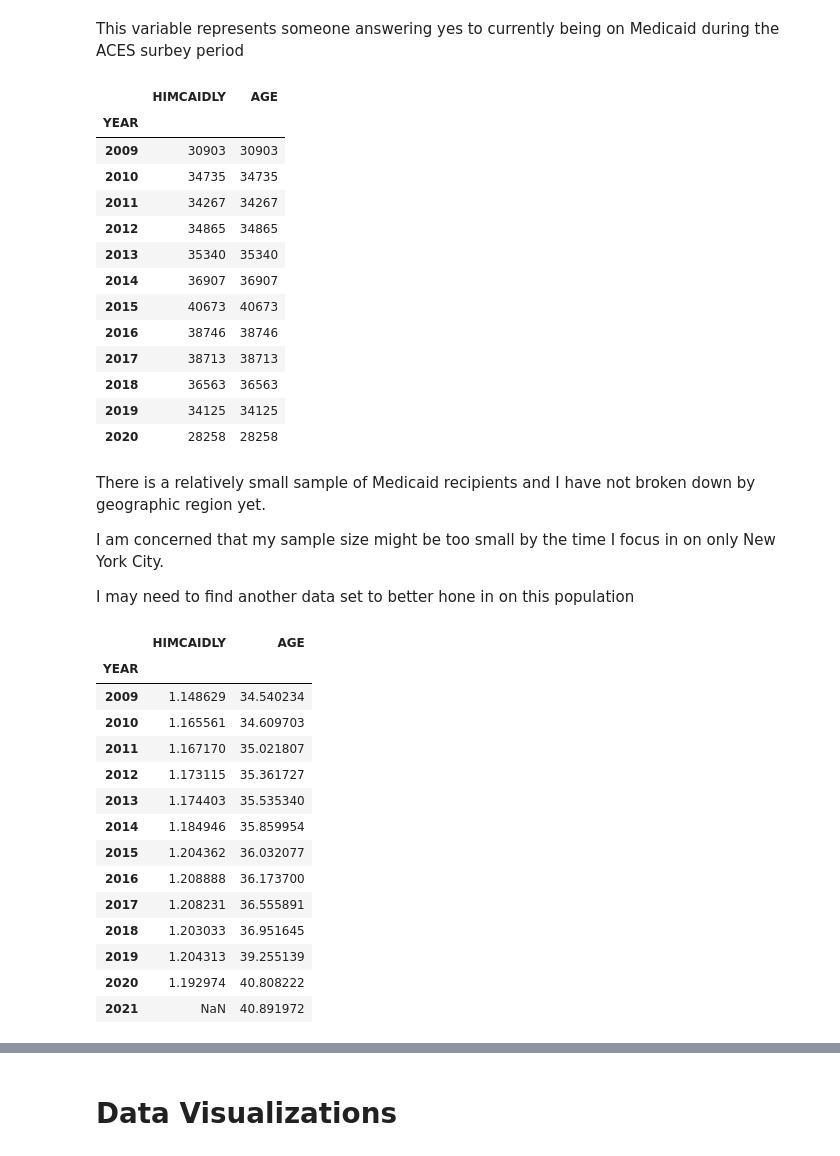
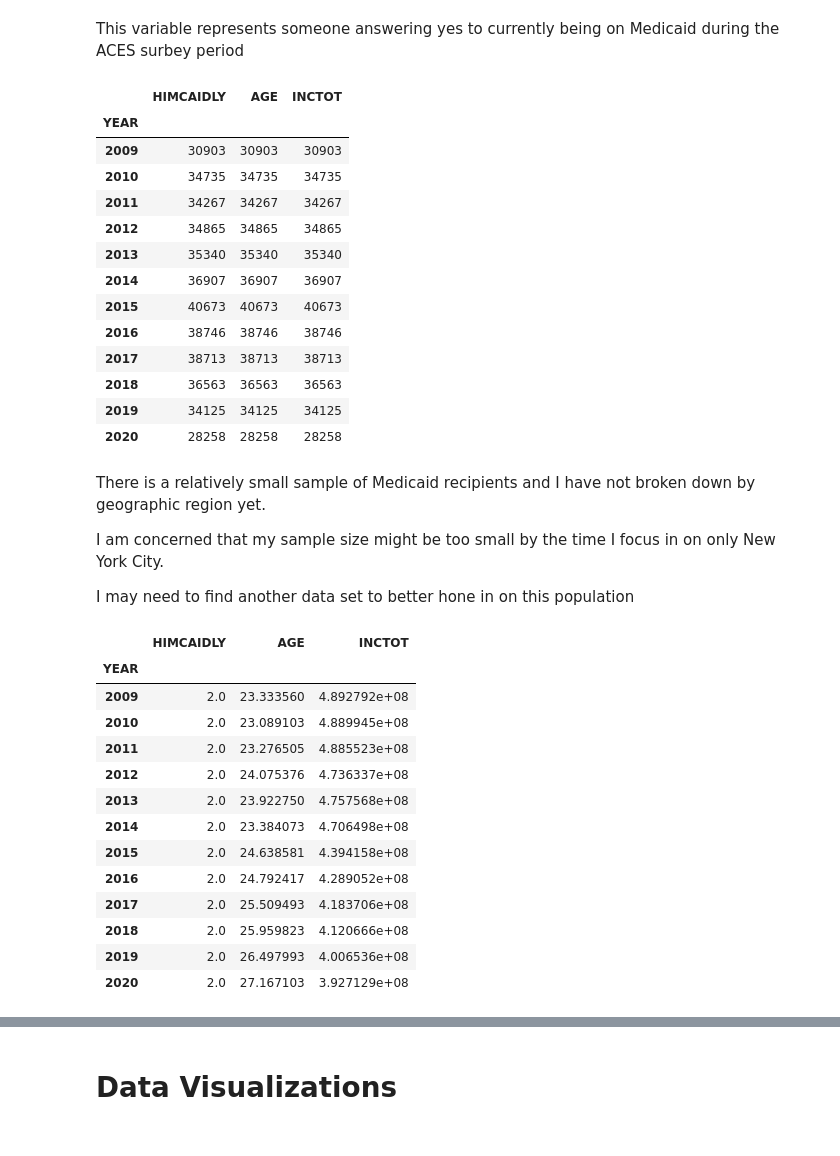
Before and after one commit to mspp-data-studio-2021/Ariel_Medex, a Jupyter notebook: Notebook for 6-28 Class.ipynb, the cells around one changed output, grey strips where cells are left out. Saved outputs shown, nothing was run; the diff lists cells and outputs as text; code cells hidden in the pictures.

```diff
--- a/Notebook for 6-28 Class.ipynb
+++ b/Notebook for 6-28 Class.ipynb
@@ -68,7 +57,7 @@ MCAID_df.groupby('YEAR').count()
 | 2020 | 28258 | 28258 | 0 | 28258 | 28258 | 0 | 28258 | 28258 | 0 | 28258 | ... | ... |
 12 rows × 108 columns
 # %%
-MCAID_df = df[['HIMCAIDLY', 'YEAR', 'AGE']]
+MCAID_df = df[['HIMCAIDLY', 'YEAR', 'AGE', 'INCTOT']]
 # %% [markdown]
 For the purposes of this data exercise, I am choosing to work with limited variables to save time in recoding
 # %%
@@ -78,20 +67,20 @@ This variable represents someone answering yes to currently being on Medicaid du
 # %%
 MC_df.groupby('YEAR').count()
 # %% [output]
-|  | HIMCAIDLY | AGE |
-| YEAR |  |  |
-| 2009 | 30903 | 30903 |
-| 2010 | 34735 | 34735 |
-| 2011 | 34267 | 34267 |
-| 2012 | 34865 | 34865 |
-| 2013 | 35340 | 35340 |
-| 2014 | 36907 | 36907 |
-| 2015 | 40673 | 40673 |
-| 2016 | 38746 | 38746 |
-| 2017 | 38713 | 38713 |
-| 2018 | 36563 | 36563 |
-| 2019 | 34125 | 34125 |
-| 2020 | 28258 | 28258 |
+|  | HIMCAIDLY | AGE | INCTOT |
+| YEAR |  |  |  |
+| 2009 | 30903 | 30903 | 30903 |
+| 2010 | 34735 | 34735 | 34735 |
+| 2011 | 34267 | 34267 | 34267 |
+| 2012 | 34865 | 34865 | 34865 |
+| 2013 | 35340 | 35340 | 35340 |
+| 2014 | 36907 | 36907 | 36907 |
+| 2015 | 40673 | 40673 | 40673 |
+| 2016 | 38746 | 38746 | 38746 |
+| 2017 | 38713 | 38713 | 38713 |
+| 2018 | 36563 | 36563 | 36563 |
+| 2019 | 34125 | 34125 | 34125 |
+| 2020 | 28258 | 28258 | 28258 |
 # %% [markdown]
 There is a relatively small sample of Medicaid recipients and I have not broken down by geographic region yet.
 
@@ -99,20 +88,19 @@ I am concerned that my sample size might be too small by the time I focus in on
 
 I may need to find another data set to better hone in on this population
 # %%
-MCAID_df.groupby('YEAR').mean('AGE')
+MC_df.groupby('YEAR').mean()
 # %% [output]
-|  | HIMCAIDLY | AGE |
-| YEAR |  |  |
-| 2009 | 1.148629 | 34.540234 |
-| 2010 | 1.165561 | 34.609703 |
-| 2011 | 1.167170 | 35.021807 |
-| 2012 | 1.173115 | 35.361727 |
-| 2013 | 1.174403 | 35.535340 |
-| 2014 | 1.184946 | 35.859954 |
-| 2015 | 1.204362 | 36.032077 |
-| 2016 | 1.208888 | 36.173700 |
-| 2017 | 1.208231 | 36.555891 |
-| 2018 | 1.203033 | 36.951645 |
-| 2019 | 1.204313 | 39.255139 |
-| 2020 | 1.192974 | 40.808222 |
-| 2021 | NaN | 40.891972 |
+|  | HIMCAIDLY | AGE | INCTOT |
+| YEAR |  |  |  |
+| 2009 | 2.0 | 23.333560 | 4.892792e+08 |
+| 2010 | 2.0 | 23.089103 | 4.889945e+08 |
+| 2011 | 2.0 | 23.276505 | 4.885523e+08 |
+| 2012 | 2.0 | 24.075376 | 4.736337e+08 |
+| 2013 | 2.0 | 23.922750 | 4.757568e+08 |
+| 2014 | 2.0 | 23.384073 | 4.706498e+08 |
+| 2015 | 2.0 | 24.638581 | 4.394158e+08 |
+| 2016 | 2.0 | 24.792417 | 4.289052e+08 |
+| 2017 | 2.0 | 25.509493 | 4.183706e+08 |
+| 2018 | 2.0 | 25.959823 | 4.120666e+08 |
+| 2019 | 2.0 | 26.497993 | 4.006536e+08 |
+| 2020 | 2.0 | 27.167103 | 3.927129e+08 |
```
Also changed, not shown: parts of 26 cells of this notebook.
